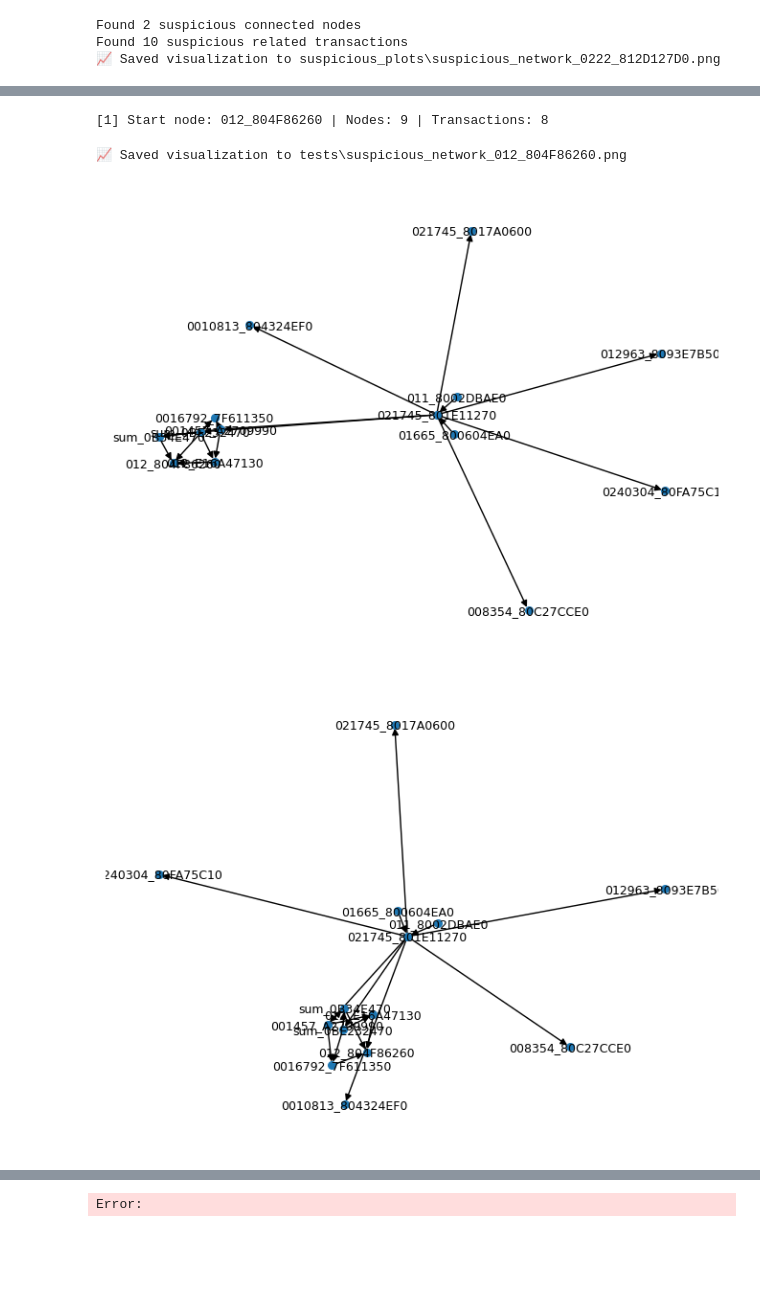
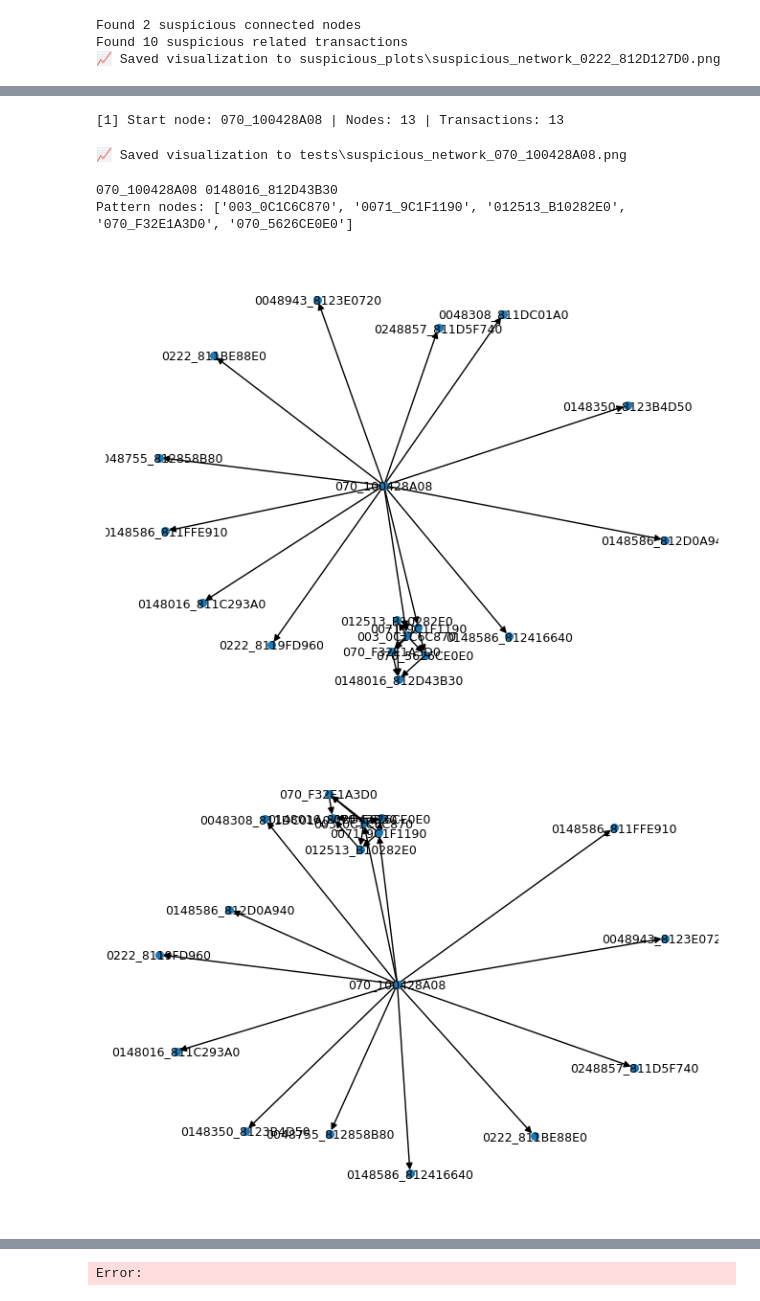
Before and after one commit to LucScheepens/grad, a Jupyter notebook: dataprep/preprocessing.ipynb, the cells around one changed output, grey strips where cells are left out. Saved outputs shown, nothing was run; the diff lists cells and outputs as text; code cells hidden in the pictures; blank space fills up the shorter version.

```diff
--- a/dataprep/preprocessing.ipynb
+++ b/dataprep/preprocessing.ipynb
@@ -203,10 +235,10 @@ networks[3]
 # %%
 import random
 
-transactions = networks[2]["transactions"]
+transactions = networks[3]["transactions"]
 
 transactions['time_diff'] = pd.to_datetime(transactions['Timestamp']) - pd.to_datetime(transactions['Timestamp'].shift(1))
-total_time = transactions['time_diff'].sum()
+total_time = transactions['time_diff'].sum()\
 
 random.randint(0, len(transactions))
 # %% [output]
@@ -226,5 +263,5 @@ transactions
 # %%
-net = networks[2]
+net = networks[3]
 print(
     f"[1] Start node: {net['start_node']} | "
     f"Nodes: {len(net['nodes'])} | "
@@ -237,28 +274,55 @@ visualize_suspicious_network(
     save_folder="tests"
 )
 # %% [output]
-[1] Start node: 012_804F86260 | Nodes: 9 | Transactions: 8
+[1] Start node: 070_100428A08 | Nodes: 13 | Transactions: 13
-📈 Saved visualization to tests\suspicious_network_012_804F86260.png
+📈 Saved visualization to tests\suspicious_network_070_100428A08.png
 # %%
-    # Create a directed graph
+# Create a directed graph
 G = nx.from_pandas_edgelist(
     transactions,
     source="From_Node",
     target="To_Node",
     create_using=nx.DiGraph()
 )
+u,v = random.choice(list(G.edges()))
+print(u,v)
+G.remove_edge(u, v)
 
-graph, pos, pattern_type = generate_pattern_in_graph(G, pattern_type="Bipartite")
+pattern_graph, pos = generate_pattern('Bipartite')
+
+pattern_nodes = list(pattern_graph.nodes())
+print("Pattern nodes:", pattern_nodes)
+in_degrees = dict(pattern_graph.in_degree())
+out_degrees = dict(pattern_graph.out_degree())
+
+entry_nodes = [n for n in pattern_nodes if in_degrees[n] == 0]
+exit_nodes  = [n for n in pattern_nodes if out_degrees[n] == 0]
+
+for n in pattern_nodes:
+    G.add_node(n)
+
+for x, y, data in pattern_graph.edges(data=True):
+    G.add_edge(x, y, laundering=1)
+
+for n in entry_nodes:
+    G.add_edge(u, n, laundering=1)
+
+for n in exit_nodes:
+    G.add_edge(n, v, laundering=1)
+
+# graph, pos, pattern_type = generate_pattern_in_graph(G, pattern_type="Bipartite")
 
 nx.draw(
-    graph,
+    G,
     with_labels=True,
     node_size=30,
     font_size=9,
     arrows=True,
 )
 # %% [output]
+070_100428A08 0148016_812D43B30
+Pattern nodes: ['003_0C1C6C870', '0071_9C1F1190', '012513_B10282E0', '070_F32E1A3D0', '070_5626CE0E0']
-[figure, old version]
+[figure, new version]
 # %%
 nx.draw(
     G,
@@ -268,7 +332,7 @@ nx.draw(
     arrows=True,
 )
 # %% [output]
-[figure, old version]
+[figure, new version]
 # %%
 G, pos = generate_pattern(pattern_type="Bipartite", n_left=2, n_right=3, laudering=1
                  )
```
Also changed, not shown: parts of 12 cells of this notebook, 11 other files.
